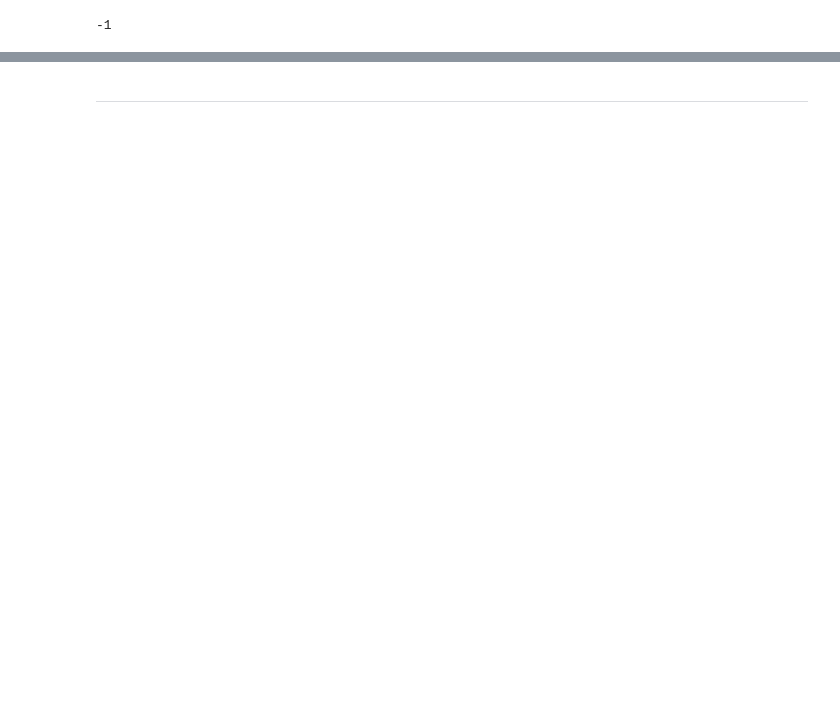
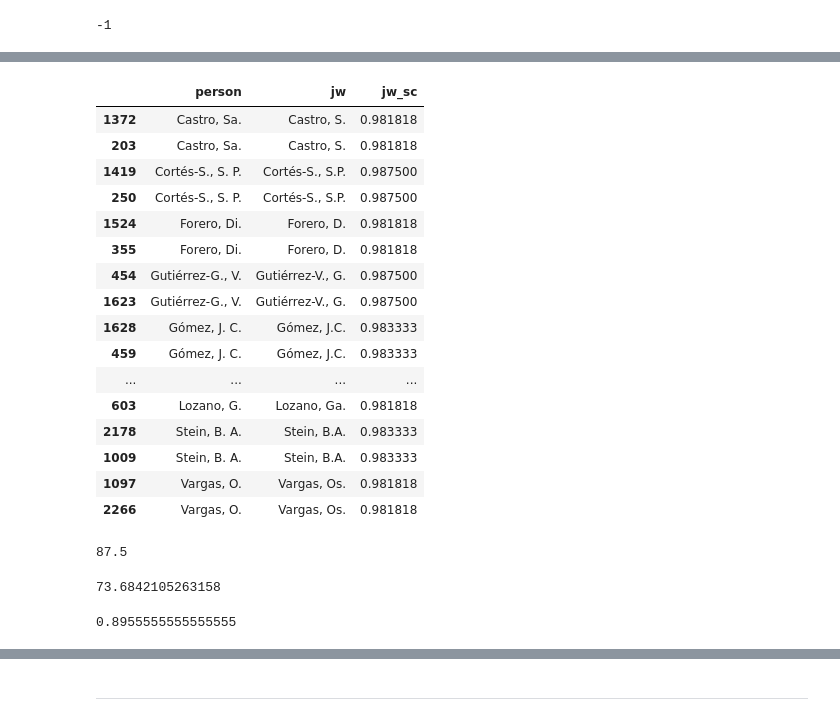
Before and after one commit to nrsalinas/db-conservacion-in-situ, a Jupyter notebook: migracion-dev.ipynb, the cells around one changed output, grey strips where cells are left out. Drawn from its saved outputs; the diff is of its cells as text; code cells hidden in the pictures; blank space fills up the shorter version.

```diff
--- a/migracion-dev.ipynb
+++ b/migracion-dev.ipynb
@@ -497,0 +609,21 @@ taxa_in[['TaxonID', 'Name', 'Author', 'CheckPriority', 'Distribution', 'Parent',
+# %%
+val = 0.98
+dets.loc[(dets.jw_sc > val) & (dets.jw_sc < val + 0.01), ['person', 'jw', 'jw_sc']].head(50)
+# %% [output]
+|  | person | jw | jw_sc |
+| 1372 | Castro, Sa. | Castro, S. | 0.981818 |
+| 203 | Castro, Sa. | Castro, S. | 0.981818 |
+| 1419 | Cortés-S., S. P. | Cortés-S., S.P. | 0.987500 |
+| 250 | Cortés-S., S. P. | Cortés-S., S.P. | 0.987500 |
+| 1524 | Forero, Di. | Forero, D. | 0.981818 |
+| 355 | Forero, Di. | Forero, D. | 0.981818 |
+| 454 | Gutiérrez-G., V. | Gutiérrez-V., G. | 0.987500 |
+| 1623 | Gutiérrez-G., V. | Gutiérrez-V., G. | 0.987500 |
+| 1628 | Gómez, J. C. | Gómez, J.C. | 0.983333 |
+| 459 | Gómez, J. C. | Gómez, J.C. | 0.983333 |
+| ... | ... | ... | ... |
+| 603 | Lozano, G. | Lozano, Ga. | 0.981818 |
+| 2178 | Stein, B. A. | Stein, B.A. | 0.983333 |
+| 1009 | Stein, B. A. | Stein, B.A. | 0.983333 |
+| 1097 | Vargas, O. | Vargas, Os. | 0.981818 |
+| 2266 | Vargas, O. | Vargas, Os. | 0.981818 |
@@ -497,0 +632,12 @@ taxa_in[['TaxonID', 'Name', 'Author', 'CheckPriority', 'Distribution', 'Parent',
+# %%
+fuzz.partial_ratio('hola pepe', 'hoLa perro', processor=utils.default_process)
+# %% [output]
+87.5
+# %%
+fuzz.ratio('hola pepe', 'hoLa perro', processor=utils.default_process)
+# %% [output]
+73.6842105263158
+# %%
+distance.JaroWinkler.similarity('hola pepe', 'hoLa perro', processor=utils.default_process)
+# %% [output]
+0.8955555555555555
```
Also changed, not shown: parts of 22 cells of this notebook, 1 other file.
